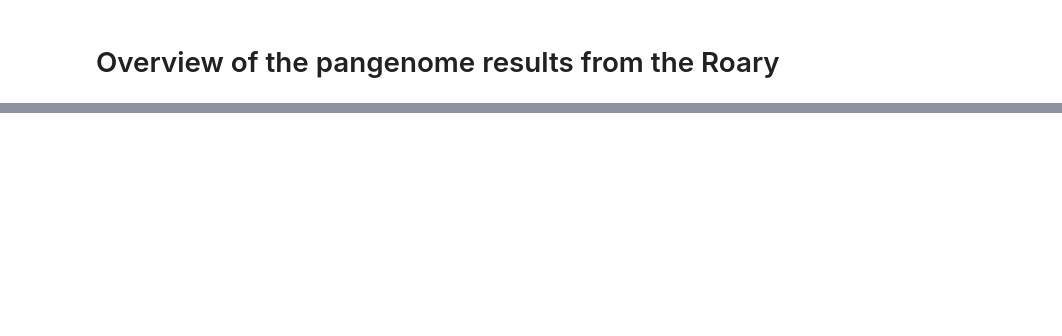
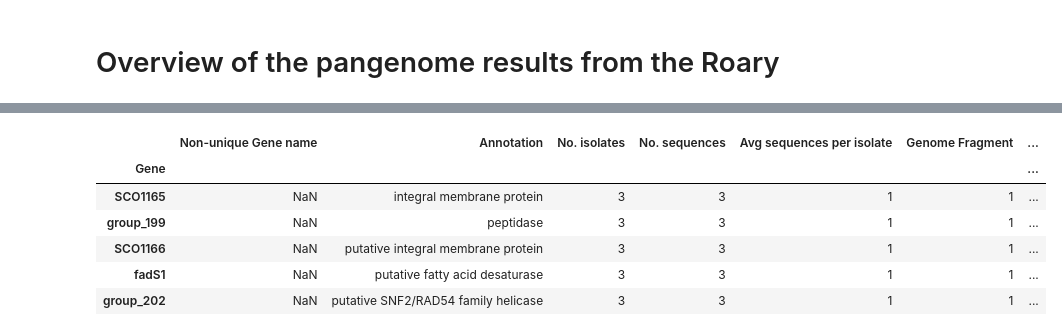
Before and after one commit to NBChub/bgcflow, a Jupyter notebook: workflow/notebook/04-roary-overview.ipynb, the cells around one changed output, grey strips where cells are left out. Cells and saved outputs as stored; diff of their text form; code cells hidden in the pictures; blank space fills up the shorter version.

```diff
--- a/workflow/notebook/04-roary-overview.ipynb
+++ b/workflow/notebook/04-roary-overview.ipynb
@@ -18,3 +16,4 @@ pangene_summary_path = os.path.join(roary_dir, 'pangene_summary.csv')
 # %%
 df_gene_presence = pd.read_csv(gene_presence_path, index_col='Gene')
 df_gene_presence_binary = pd.read_csv(gene_presence_binary_path, index_col='Gene')
+df_pangenes = pd.read_csv(pangene_summary_path, index_col='Gene')
@@ -110,0 +40,10 @@ get_pan_pie_chart(df_gene_presence_binary)
+# %%
+df_pangenes.head()
+# %% [output]
+|  | Non-unique Gene name | Annotation | No. isolates | No. sequences | Avg sequences per isolate | Genome Fragment | ... |
+| Gene |  |  |  |  |  |  | ... |
+| SCO1165 | NaN | integral membrane protein | 3 | 3 | 1 | 1 | ... |
+| group_199 | NaN | peptidase | 3 | 3 | 1 | 1 | ... |
+| SCO1166 | NaN | putative integral membrane protein | 3 | 3 | 1 | 1 | ... |
+| fadS1 | NaN | putative fatty acid desaturase | 3 | 3 | 1 | 1 | ... |
+| group_202 | NaN | putative SNF2/RAD54 family helicase | 3 | 3 | 1 | 1 | ... |
```
Also changed, not shown: parts of 10 cells of this notebook.
